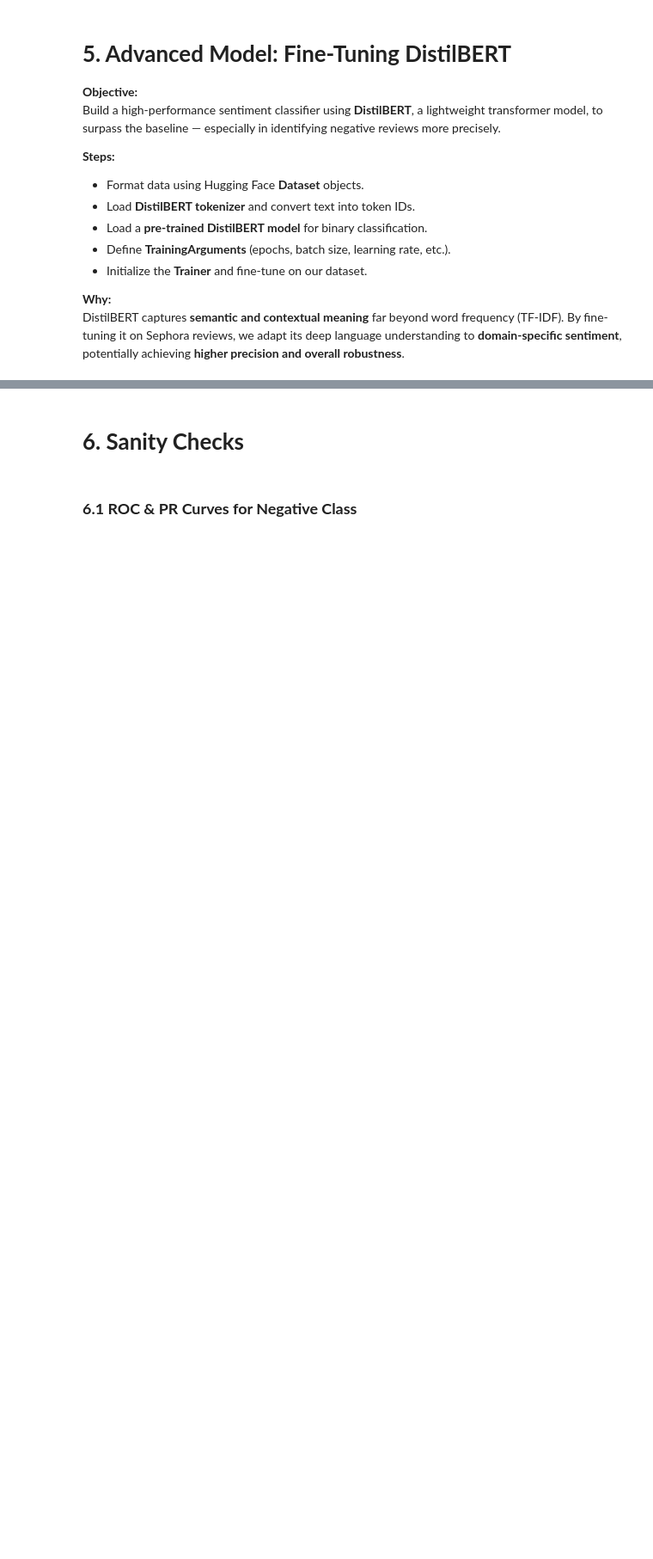
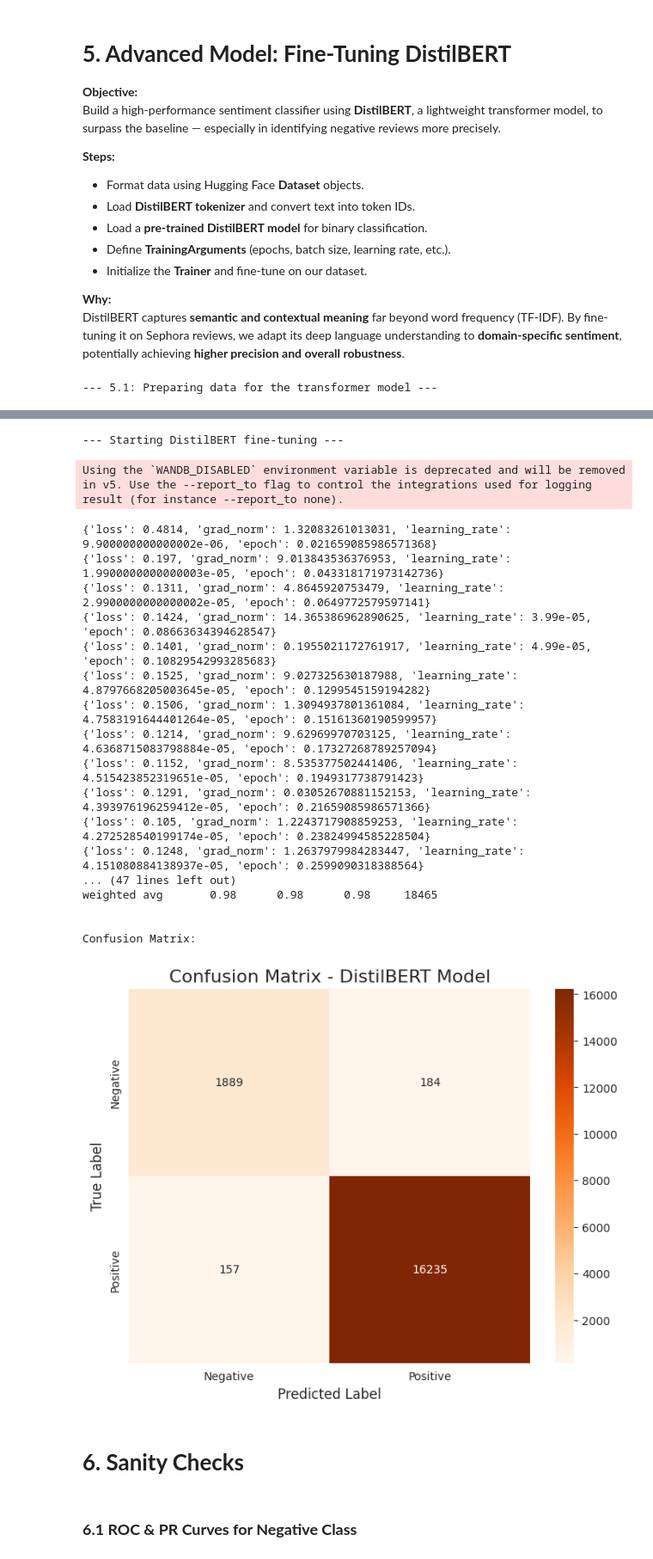
Before and after one commit to VivoSorhie/Sephora-Reviews-Sentiment-Analysis, a Jupyter notebook: Sephora__Product_Risk_Mitigation_via_NLP_Sentiment_Analysis_.ipynb, the cells around one changed output, grey strips where cells are left out. Shown at 86% size. Drawn from its saved outputs; the diff is of its cells as text; code cells hidden in the pictures; blank space fills up the shorter version.

```diff
--- a/Sephora__Product_Risk_Mitigation_via_NLP_Sentiment_Analysis_.ipynb
+++ b/Sephora__Product_Risk_Mitigation_via_NLP_Sentiment_Analysis_.ipynb
@@ -283,8 +378,14 @@ os.environ["WANDB_DISABLED"] = "true"
 # ---------------------------------------------------------------------------
 
 from transformers import DistilBertTokenizer, DistilBertForSequenceClassification, Trainer, TrainingArguments
-from datasets import Dataset
+from datasets import Dataset, disable_progress_bar # Import the function to disable progress bars
 import numpy as np
+import pandas as pd
+from sklearn.model_selection import train_test_split
+from sklearn.metrics import classification_report, confusion_matrix
+import matplotlib.pyplot as plt
+import seaborn as sns
+
 
 # --- 5.1: Preparing Data and Fine-Tuning DistilBERT ---
 print("--- 5.1: Preparing data for the transformer model ---")
@@ -310,7 +411,11 @@ def tokenize_function(examples):
     # Truncate texts to the model's maximum supported length
     return tokenizer(examples['text'], padding='max_length', truncation=True, max_length=256)
 
-# Apply the tokenization to our datasets
+# --- FIX 1: Disable the progress bars for the .map() function ---
+disable_progress_bar()
+# -----------------------------------------------------------------
+
+# Apply the tokenization to our datasets (this will now run silently)
 tokenized_train_dataset = train_dataset.map(tokenize_function, batched=True)
 tokenized_test_dataset = test_dataset.map(tokenize_function, batched=True)
 
@@ -322,16 +427,17 @@ print("\n--- Starting DistilBERT fine-tuning ---")
 # Define training arguments
 training_args = TrainingArguments(
     output_dir='./results',
-    num_train_epochs=1,              # One epoch is often sufficient for fine-tuning
+    num_train_epochs=1,
     per_device_train_batch_size=16,
     per_device_eval_batch_size=16,
     warmup_steps=500,
     weight_decay=0.01,
     logging_dir='./logs',
     logging_steps=100,
-    eval_strategy="epoch",          # Evaluate at the end of each epoch
-    save_strategy="epoch",          # Save model at the end of each epoch
-    load_best_model_at_end=True
+    eval_strategy="epoch",
+    save_strategy="epoch",
+    load_best_model_at_end=True,
+    disable_tqdm=True, # --- FIX 2: Disables the Trainer's progress bars ---
 )
 
 # Initialize the Trainer
@@ -360,8 +466,10 @@ cm_distilbert = confusion_matrix(y_test, y_pred_distilbert)
 plt.figure(figsize=(8, 6))
 sns.heatmap(cm_distilbert, annot=True, fmt='d', cmap='Oranges',
             xticklabels=['Negative', 'Positive'],
-            yticklabels=['Negative', 'Positive'])
+            yticklabels=['Negative', 'Positive']) # --- FIX 3: Corrected typo from 'ytickslabel' ---
 plt.title('Confusion Matrix - DistilBERT Model', fontsize=16)
 plt.xlabel('Predicted Label', fontsize=12)
 plt.ylabel('True Label', fontsize=12)
 plt.show()
+# %% [output]
+--- 5.1: Preparing data for the transformer model ---
@@ -368,3 +483,23 @@ plt.show()
+--- Starting DistilBERT fine-tuning ---
+Using the `WANDB_DISABLED` environment variable is deprecated and will be removed in v5. Use the --report_to flag to control the integrations used for logging result (for instance --report_to none).
+{'loss': 0.4814, 'grad_norm': 1.32083261013031, 'learning_rate': 9.900000000000002e-06, 'epoch': 0.021659085986571368}
+{'loss': 0.197, 'grad_norm': 9.013843536376953, 'learning_rate': 1.9900000000000003e-05, 'epoch': 0.043318171973142736}
+{'loss': 0.1311, 'grad_norm': 4.8645920753479, 'learning_rate': 2.9900000000000002e-05, 'epoch': 0.0649772579597141}
+{'loss': 0.1424, 'grad_norm': 14.365386962890625, 'learning_rate': 3.99e-05, 'epoch': 0.08663634394628547}
+{'loss': 0.1401, 'grad_norm': 0.1955021172761917, 'learning_rate': 4.99e-05, 'epoch': 0.10829542993285683}
+{'loss': 0.1525, 'grad_norm': 9.027325630187988, 'learning_rate': 4.8797668205003645e-05, 'epoch': 0.1299545159194282}
+{'loss': 0.1506, 'grad_norm': 1.3094937801361084, 'learning_rate': 4.7583191644401264e-05, 'epoch': 0.15161360190599957}
+{'loss': 0.1214, 'grad_norm': 9.62969970703125, 'learning_rate': 4.6368715083798884e-05, 'epoch': 0.17327268789257094}
+{'loss': 0.1152, 'grad_norm': 8.535377502441406, 'learning_rate': 4.515423852319651e-05, 'epoch': 0.1949317738791423}
+{'loss': 0.1291, 'grad_norm': 0.03052670881152153, 'learning_rate': 4.393976196259412e-05, 'epoch': 0.21659085986571366}
+{'loss': 0.105, 'grad_norm': 1.2243717908859253, 'learning_rate': 4.272528540199174e-05, 'epoch': 0.23824994585228504}
+{'loss': 0.1248, 'grad_norm': 1.2637979984283447, 'learning_rate': 4.151080884138937e-05, 'epoch': 0.2599090318388564}
+... (47 lines left out)
+weighted avg       0.98      0.98      0.98     18465
+
+
+Confusion Matrix:
+[figure, added]
 # %% [markdown]
 # **6. Sanity Checks**
 # %% [markdown]
```
Also changed, not shown: parts of 10 cells of this notebook.
